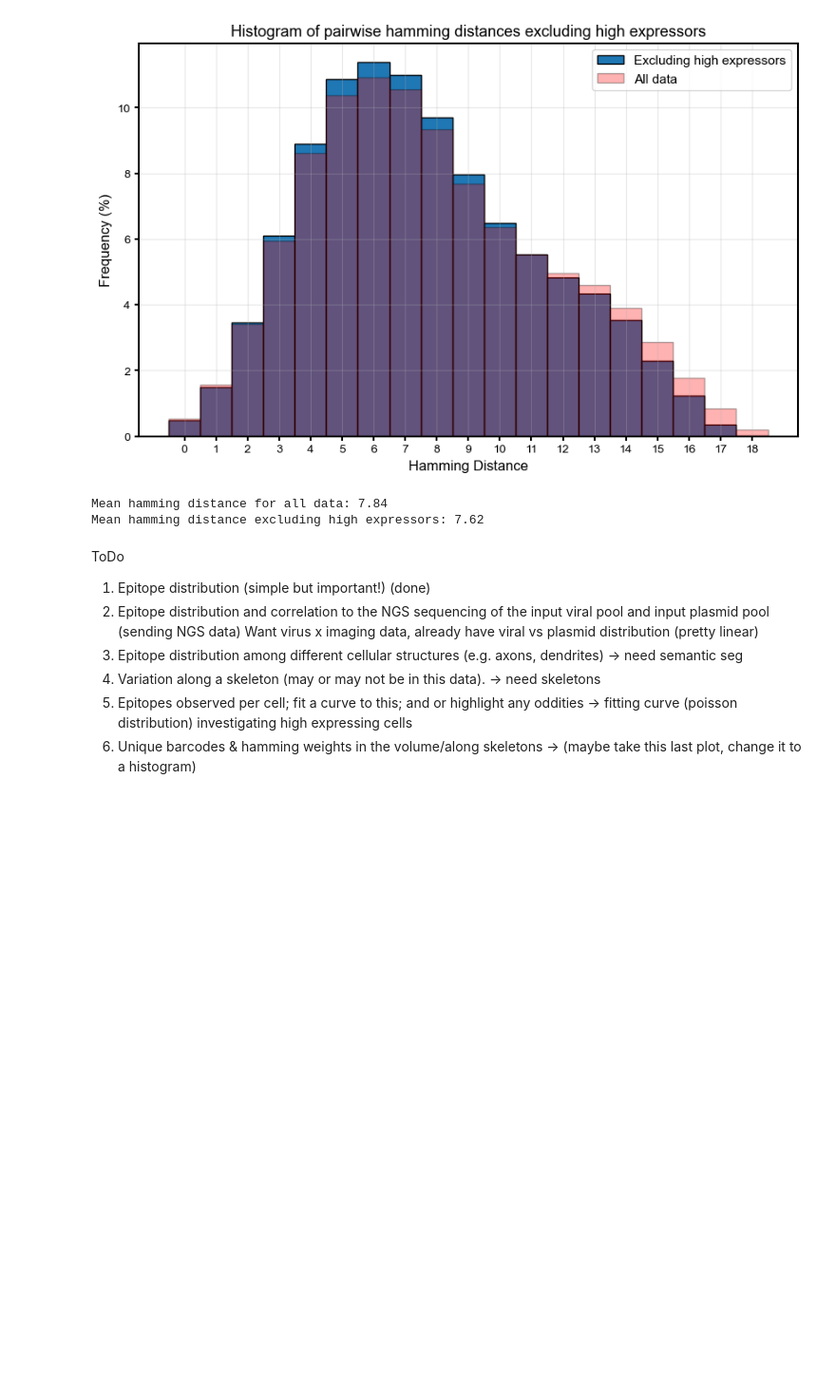
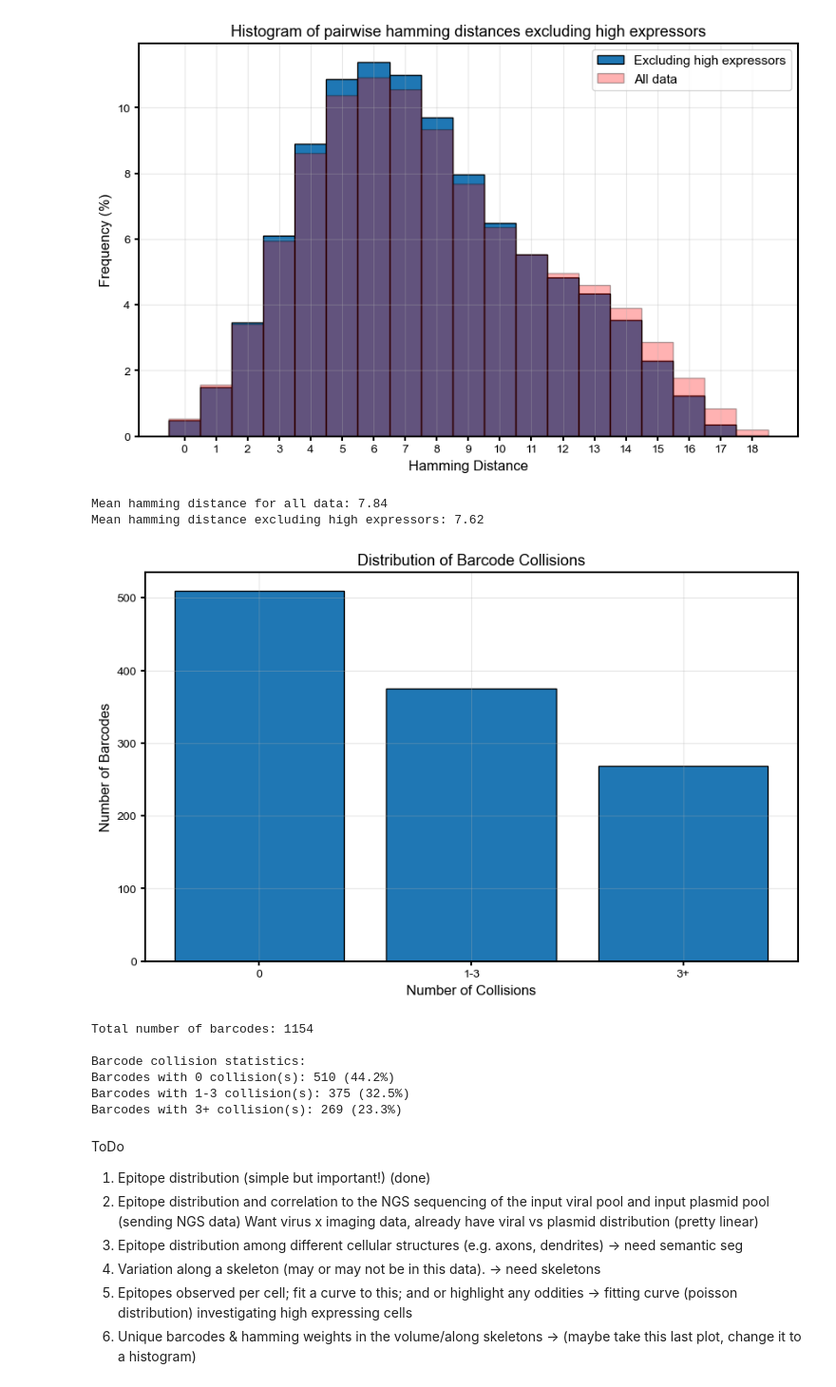
Before and after one commit to e11bio/Preprint-Barcode-Analysis, a Jupyter notebook: (full)250225-barcode_dist.ipynb, the cells around one changed output. Shown at 95% size. Drawn from its saved outputs; the diff is of its cells as text; code cells hidden in the pictures; blank space fills up the shorter version.

```diff
--- a/(full)250225-barcode_dist.ipynb
+++ b/(full)250225-barcode_dist.ipynb
@@ -1106,6 +1139,54 @@ Original data: (1183, 18), Filtered data: (1154, 18)
 [figure]
 Mean hamming distance for all data: 7.84
 Mean hamming distance excluding high expressors: 7.62
+# %%
+# Count number of barcodes that have X collisions
+collision_freq = {}
+for i in range(len(filtered_bit_differences)):
+    # Count how many collisions (hamming distance 0) this barcode has with others
+    collisions = np.sum(filtered_bit_differences[i,:] == 0) - 1  # subtract 1 to exclude self-comparison
+
+    # Bin the collisions
+    if collisions == 0:
+        bin_key = "0"
+    elif 1 <= collisions <= 3:
+        bin_key = "1-3"
+    else:
+        bin_key = "3+"
+
+    if bin_key not in collision_freq:
+        collision_freq[bin_key] = 0
+    collision_freq[bin_key] += 1
+
+# Create plot with ordered categories
+categories = ["0", "1-3", "3+"]
+counts = [collision_freq.get(cat, 0) for cat in categories]
+
+plt.figure(figsize=(10,6))
+plt.bar(categories, counts, width=0.8, edgecolor='black')
+
+plt.xlabel('Number of Collisions')
+plt.ylabel('Number of Barcodes')
+plt.title('Distribution of Barcode Collisions')
+
+plt.grid(alpha=0.3)
+plt.show()
+
+# Print statistics
+total_barcodes = sum(collision_freq.values())
+print(f"Total number of barcodes: {total_barcodes}")
+print("\nBarcode collision statistics:")
+for cat in categories:
+    count = collision_freq.get(cat, 0)
+    print(f"Barcodes with {cat} collision(s): {count} ({count/total_barcodes*100:.1f}%)")
+# %% [output]
+[figure, added]
+Total number of barcodes: 1154
+
+Barcode collision statistics:
+Barcodes with 0 collision(s): 510 (44.2%)
+Barcodes with 1-3 collision(s): 375 (32.5%)
+Barcodes with 3+ collision(s): 269 (23.3%)
 # %% [markdown]
 ToDo
 
```
Also changed, not shown: parts of 9 cells of this notebook, 8 other files.
